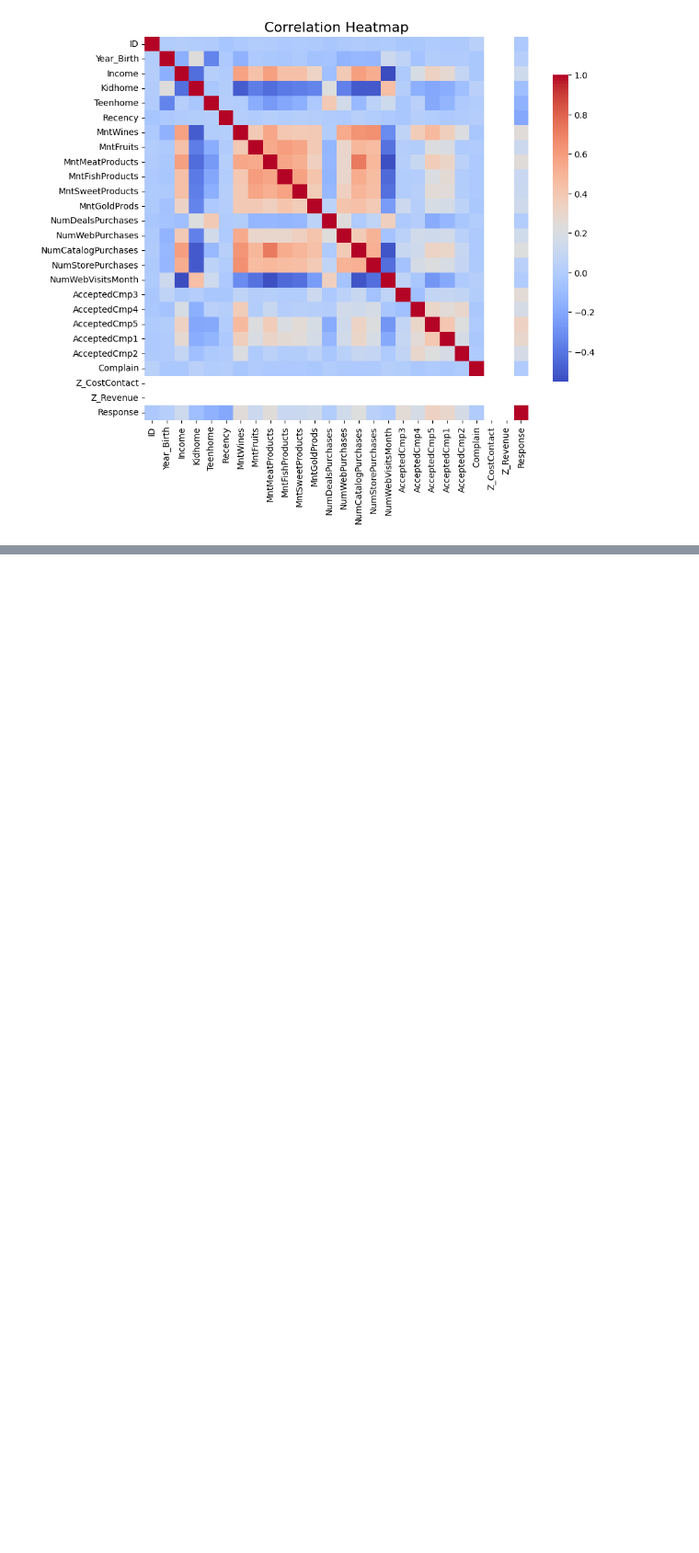
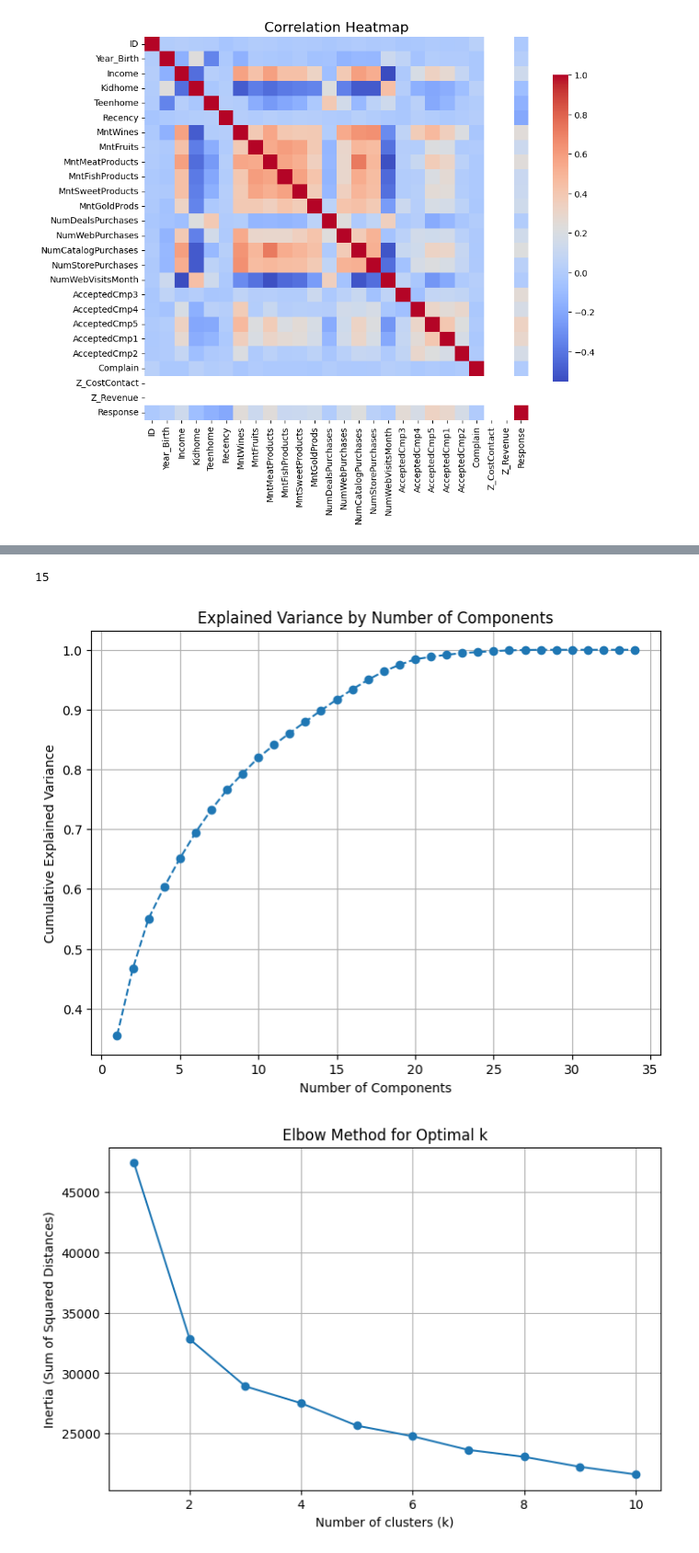
Before and after one commit to GitJvG/DataScienceForBusiness, a Jupyter notebook: notebook.ipynb, the cells around one changed output, grey strips where cells are left out. Shown at 92% size. Drawn from its saved outputs; the diff is of its cells as text; code cells hidden in the pictures; blank space fills up the shorter version.

```diff
--- a/notebook.ipynb
+++ b/notebook.ipynb
@@ -151,0 +211,67 @@ cluster_profiles = df.groupby('Cluster').mean()
+# %%
+# First initializing PCA and fitting it on the scaled dataset.
+pca = PCA()
+X_pca = pca.fit_transform(scaled_df)
+explained_variance = np.cumsum(pca.explained_variance_ratio_)
+
+# Calculating the required amount of components to still explain 90% of the dataset. This ensures the reduced dimensions still cover most of the original information with reduced dimensions.
+n_components_90 = np.argmax(explained_variance >= 0.90) + 1
+print(n_components_90)
+
+plt.figure(figsize=(8, 6))
+plt.plot(range(1, len(explained_variance) + 1), explained_variance, marker='o', linestyle='--')
+plt.xlabel('Number of Components')
+plt.ylabel('Cumulative Explained Variance')
+plt.title('Explained Variance by Number of Components')
+plt.grid(True)
+plt.show()
+
+# Initializing PCA again, now with the previously calculated optimal amount of components.
+pca = PCA(n_components_90)
+X_pca = pca.fit_transform(scaled_df)
+
+#Determining the optimal number of clusters with the Elbow Method on the PCA-fitted dataset
+k_values = range(1, 11)
+
+inertias = []
+
+for k in k_values:
+    kmeans = KMeans(n_clusters=k, random_state=42)
+    kmeans.fit(X_pca)
+    inertias.append(kmeans.inertia_)
+
+# Plot the Elbow Curve
+plt.figure(figsize=(8, 5))
+plt.plot(k_values, inertias, '-o')
+plt.xlabel('Number of clusters (k)')
+plt.ylabel('Inertia (Sum of Squared Distances)')
+plt.title('Elbow Method for Optimal k')
+plt.grid(True)
+plt.show()
+
+#Determining the optimal number of clusters with the Silhouette score on the PCA-fitted dataset
+k_values = range(2, 11)
+
+silhouette_scores = []
+
+# Run KMeans and compute the silhouette score for each k
+for k in k_values:
+    kmeans = KMeans(n_clusters=k, random_state=42)
+    labels = kmeans.fit_predict(X_pca)
+    score = silhouette_score(X_pca, labels)
+    silhouette_scores.append(score)
+
+# Plot the Silhouette Score
+plt.figure(figsize=(8, 5))
+plt.plot(k_values, silhouette_scores, '-o')
+plt.xlabel('Number of clusters (k)')
+plt.ylabel('Silhouette Score')
+plt.title('Silhouette Score Method for Optimal k')
+plt.grid(True)
+plt.show()
+
+# The conclusion remains the same, but the accuracy of the models have improved, as indicated by the lower inertia and higher silhouette score.
+# %% [output]
+15
+[figure, added]
+[figure, added]
```
Also changed, not shown: parts of 29 cells of this notebook, 1 other file.
